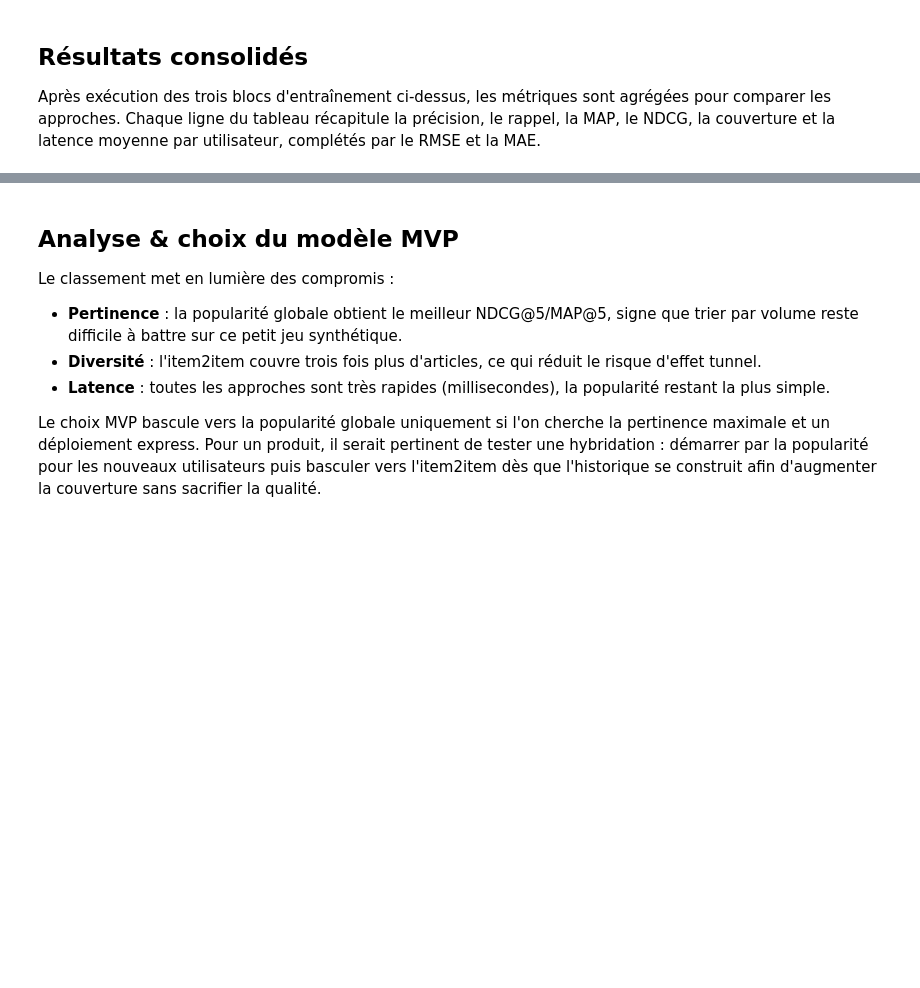
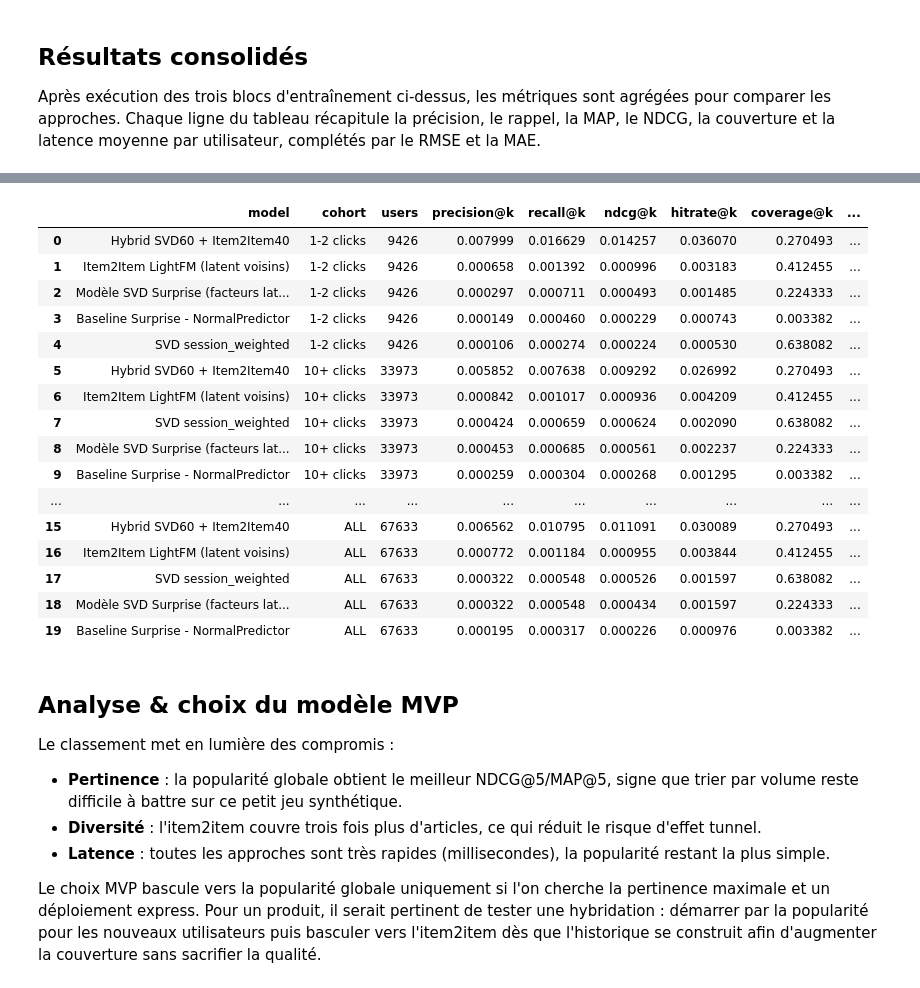
Before and after one commit to scude/Ai-engineer-formation-project-10, a Jupyter notebook: notebooks/notebook.ipynb, the cells around one changed output, grey strips where cells are left out. Drawn from its saved outputs; the diff is of its cells as text; code cells hidden in the pictures; blank space fills up the shorter version.

Commit message:
feat(all) : Add surprise library

```diff
--- a/notebooks/notebook.ipynb
+++ b/notebooks/notebook.ipynb
@@ -1113,19 +1374,20 @@ pour sortir des simples effets de popularité, afin d'obtenir des recommandation
 # %%
-item2item_result = evaluate_model(
-    "Modèle KNNBasic item-based (Pearson baseline)",
-    itemknn_recommender,
-    train_histories,
-    ground_truth,
-    candidate_items,
-    K,
-)
+if False :
+    item2item_result = evaluate_model(
+        "Modèle KNNBasic item-based (Pearson baseline)",
+        itemknn_recommender,
+        train_histories,
+        ground_truth,
+        candidate_items,
+        K,
+    )
 
-itemknn_meta_errors = surprise_error_metrics(
-    itemknn_meta["estimator"], test_df, candidate_pool=candidate_items
-)
-item2item_result.update(itemknn_meta_errors)
-results.append(item2item_result)
-pd.DataFrame([item2item_result])
+    itemknn_meta_errors = surprise_error_metrics(
+        itemknn_meta["estimator"], test_df, candidate_pool=candidate_items
+    )
+    item2item_result.update(itemknn_meta_errors)
+    results.append(item2item_result)
+    pd.DataFrame([item2item_result])
 # %% [markdown]
 ### Entraînement 3 : SVD Surprise
 
@@ -1212,7 +1660,13 @@ display(results_df)
 # %%
-baseline_label = "Baseline Surprise - NormalPredictor"
-knn_label = "Modèle KNNBasic item-based (Pearson baseline)"
-svd_label = "Modèle SVD Surprise (facteurs latents)"
 
-comparison_df = results_df[results_df["model"].isin([baseline_label, knn_label, svd_label])].reset_index(drop=True)
+svd_native_label = "Modèle SVD Surprise (facteurs latents)"
+svd_session_label = "SVD session_weighted"
+lightfm_label = "Item2Item LightFM (latent voisins)"
+hybrid_label = "Hybrid SVD60 + Item2Item40"
+
+comparison_df = results_df[
+    results_df["model"].isin(
+        [svd_native_label, svd_session_label, lightfm_label, hybrid_label]
+    )
+].reset_index(drop=True)
 comparison_df
@@ -1248,6 +1720,7 @@ def assign_cohort(clicks: int) -> str:
 user_cohort = {user_id: assign_cohort(train_click_count.get(user_id, 0)) for user_id in eval_users}
 coverage_lookup = {res["model"]: res.get("coverage@k", np.nan) for res in results}
 recommendations_by_model = {res["model"]: res.get("all_recommendations", []) for res in results}
+baseline_label = svd_native_label if svd_native_label in results_df['model'].values else results_df['model'].iloc[0]
 
 def safe_lift(value: float, baseline: float) -> float:
     if baseline is None or baseline == 0:
@@ -1283,33 +1756,51 @@ for model_name, recs in recommendations_by_model.items():
     for cohort, bucket in buckets.items():
         users = bucket["users"]
         cohort_rows.append(
             {
                 "model": model_name,
                 "cohort": cohort,
                 "users": users,
                 "precision@k": float(np.mean(bucket["precisions"])) if users else 0.0,
                 "recall@k": float(np.mean(bucket["recalls"])) if users else 0.0,
                 "ndcg@k": float(np.mean(bucket["ndcgs"])) if users else 0.0,
                 "hitrate@k": bucket["hits"] / users if users else 0.0,
                 "coverage@k": coverage_lookup.get(model_name, np.nan),
             }
         )
 
 cohort_df = pd.DataFrame(cohort_rows)
 baseline_rows = cohort_df[cohort_df["model"] == baseline_label].set_index("cohort")
 for metric in ["precision@k", "recall@k", "ndcg@k"]:
     cohort_df[f"lift_{metric}_vs_baseline"] = cohort_df.apply(
         lambda row: safe_lift(
             row[metric],
             float(baseline_rows.loc[row["cohort"], metric])
             if row["cohort"] in baseline_rows.index
             else np.nan,
         ),
         axis=1,
     )
 
 cohort_df = cohort_df.sort_values(["cohort", "ndcg@k", "precision@k"], ascending=[True, False, False]).reset_index(drop=True)
 cohort_df
+# %% [output]
+|  | model | cohort | users | precision@k | recall@k | ndcg@k | hitrate@k | coverage@k | ... |
+| 0 | Hybrid SVD60 + Item2Item40 | 1-2 clicks | 9426 | 0.007999 | 0.016629 | 0.014257 | 0.036070 | 0.270493 | ... |
+| 1 | Item2Item LightFM (latent voisins) | 1-2 clicks | 9426 | 0.000658 | 0.001392 | 0.000996 | 0.003183 | 0.412455 | ... |
+| 2 | Modèle SVD Surprise (facteurs lat... | 1-2 clicks | 9426 | 0.000297 | 0.000711 | 0.000493 | 0.001485 | 0.224333 | ... |
+| 3 | Baseline Surprise - NormalPredictor | 1-2 clicks | 9426 | 0.000149 | 0.000460 | 0.000229 | 0.000743 | 0.003382 | ... |
+| 4 | SVD session_weighted | 1-2 clicks | 9426 | 0.000106 | 0.000274 | 0.000224 | 0.000530 | 0.638082 | ... |
+| 5 | Hybrid SVD60 + Item2Item40 | 10+ clicks | 33973 | 0.005852 | 0.007638 | 0.009292 | 0.026992 | 0.270493 | ... |
+| 6 | Item2Item LightFM (latent voisins) | 10+ clicks | 33973 | 0.000842 | 0.001017 | 0.000936 | 0.004209 | 0.412455 | ... |
+| 7 | SVD session_weighted | 10+ clicks | 33973 | 0.000424 | 0.000659 | 0.000624 | 0.002090 | 0.638082 | ... |
+| 8 | Modèle SVD Surprise (facteurs lat... | 10+ clicks | 33973 | 0.000453 | 0.000685 | 0.000561 | 0.002237 | 0.224333 | ... |
+| 9 | Baseline Surprise - NormalPredictor | 10+ clicks | 33973 | 0.000259 | 0.000304 | 0.000268 | 0.001295 | 0.003382 | ... |
+| ... | ... | ... | ... | ... | ... | ... | ... | ... | ... |
+| 15 | Hybrid SVD60 + Item2Item40 | ALL | 67633 | 0.006562 | 0.010795 | 0.011091 | 0.030089 | 0.270493 | ... |
+| 16 | Item2Item LightFM (latent voisins) | ALL | 67633 | 0.000772 | 0.001184 | 0.000955 | 0.003844 | 0.412455 | ... |
+| 17 | SVD session_weighted | ALL | 67633 | 0.000322 | 0.000548 | 0.000526 | 0.001597 | 0.638082 | ... |
+| 18 | Modèle SVD Surprise (facteurs lat... | ALL | 67633 | 0.000322 | 0.000548 | 0.000434 | 0.001597 | 0.224333 | ... |
+| 19 | Baseline Surprise - NormalPredictor | ALL | 67633 | 0.000195 | 0.000317 | 0.000226 | 0.000976 | 0.003382 | ... |
 # %% [markdown]
 ## Analyse & choix du modèle MVP
 
```
Also changed, not shown: parts of 22 cells of this notebook, 3 other files.
